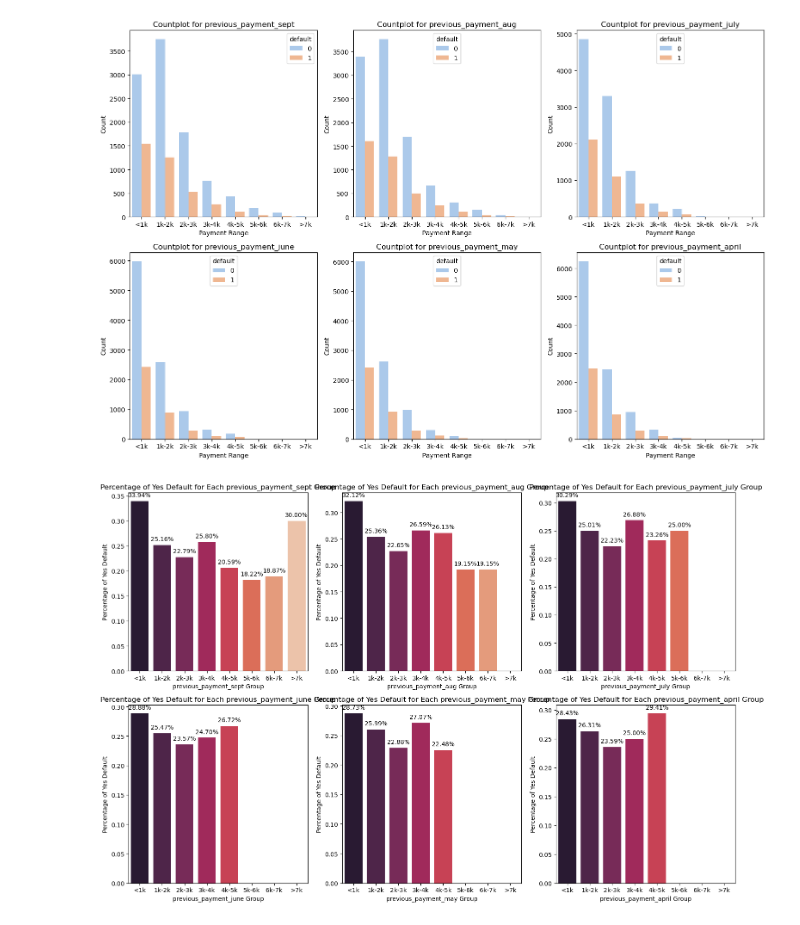
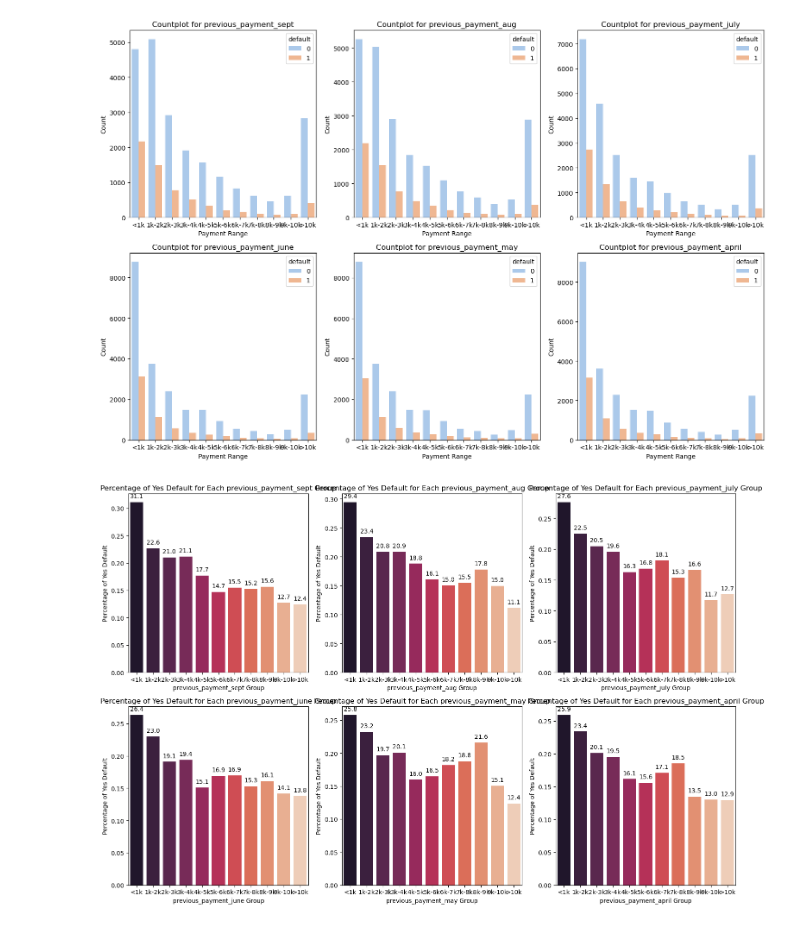
Before and after one commit to leoadkn/Springboard-Capstone-2, a Jupyter notebook: EDA Capstone project #2.ipynb, the cells around one changed output. Drawn from its saved outputs; the diff is of its cells as text; code cells hidden in the pictures.

```diff
--- a/EDA Capstone project #2.ipynb
+++ b/EDA Capstone project #2.ipynb
@@ -219,14 +219,14 @@ plt.show()
 # %%
 fig, axes = plt.subplots(nrows=2, ncols=3, figsize=(15, 10))
 
+# Plot histogram for each previous_payment variable
 previous_payment_variables = ['previous_payment_sept', 'previous_payment_aug', 'previous_payment_july',
                                'previous_payment_june', 'previous_payment_may', 'previous_payment_april']
 
 for i, variable in enumerate(previous_payment_variables):
 
-    bins = range(min(df1[variable]), max(df1[variable]) + 500, 500)
+    bins = [x for x in range(0, 10001, 500)] + [np.inf]
 
-    # Plot histogram for each previous_payment variable
     axes.flatten()[i].hist(df1[variable], bins=bins, color='blue', edgecolor='black', alpha=0.7)
     axes.flatten()[i].set_title(f'Histogram for {variable}')
     axes.flatten()[i].set_xlabel('Previous Payment Amount')
@@ -240,8 +240,9 @@ plt.show()
 # %%
 fig, axes = plt.subplots(nrows=2, ncols=3, figsize=(15, 10))
 
-bins = [-float('inf'), 1000, 2000, 3000, 4000, 5000, 6000, 7000, float('inf')]
-labels = ['<1k', '1k-2k', '2k-3k', '3k-4k', '4k-5k', '5k-6k', '6k-7k', '>7k']
+# Create a count plot showing the distribution of payment ranges with respect to default
+bins = [-float('inf'), 1000, 2000, 3000, 4000, 5000, 6000, 7000, 8000, 9000, 10000, float('inf')]
+labels = ['<1k', '1k-2k', '2k-3k', '3k-4k', '4k-5k', '5k-6k', '6k-7k', '7k-8k', '8k-9k', '9k-10k','>10k']
 
 for i, variable in enumerate(previous_payment_variables):
     df1[f'payment_{variable[-3:]}'] = pd.cut(df1[variable], bins=bins, labels=labels, include_lowest=True)
@@ -254,26 +255,27 @@ for i, variable in enumerate(previous_payment_variables):
 plt.tight_layout()
 plt.show()
 # %% [output]
-[figure, old version]
+[figure, new version]
 # %%
 fig, axes = plt.subplots(nrows=2, ncols=3, figsize=(15, 10))
 
+#Create a bar plot showing the percentage of default for each previous payement variable
 for i, variable in enumerate(previous_payment_variables):
     df1[f'{variable}_group'] = pd.cut(df1[variable], bins=bins, labels=labels, include_lowest=True)
     data = df1[df1['default'] == 1].groupby(f'{variable}_group').size() / df1.groupby(f'{variable}_group').size()
     data = data.reset_index(name='Percentage')
     barplot = sns.barplot(x=f'{variable}_group', y='Percentage', data=data, palette='rocket', ax=axes.flatten()[i])
 
     for p in barplot.patches:
-        barplot.annotate(f"{p.get_height()*100:.2f}%", (p.get_x() + p.get_width() / 2., p.get_height()),
+        barplot.annotate(f"{p.get_height()*100:.1f}", (p.get_x() + p.get_width() / 2., p.get_height()),
                          ha='center', va='center', xytext=(0, 10), textcoords='offset points', fontsize=10)
 
     axes.flatten()[i].set_title(f'Percentage of Yes Default for Each {variable} Group')
     axes.flatten()[i].set_xlabel(f'{variable} Group')
     axes.flatten()[i].set_ylabel('Percentage of Yes Default')
 
 
 plt.tight_layout()
 plt.show()
 # %% [output]
-[figure, old version]
+[figure, new version]
```
Also changed, not shown: parts of 18 cells of this notebook.
